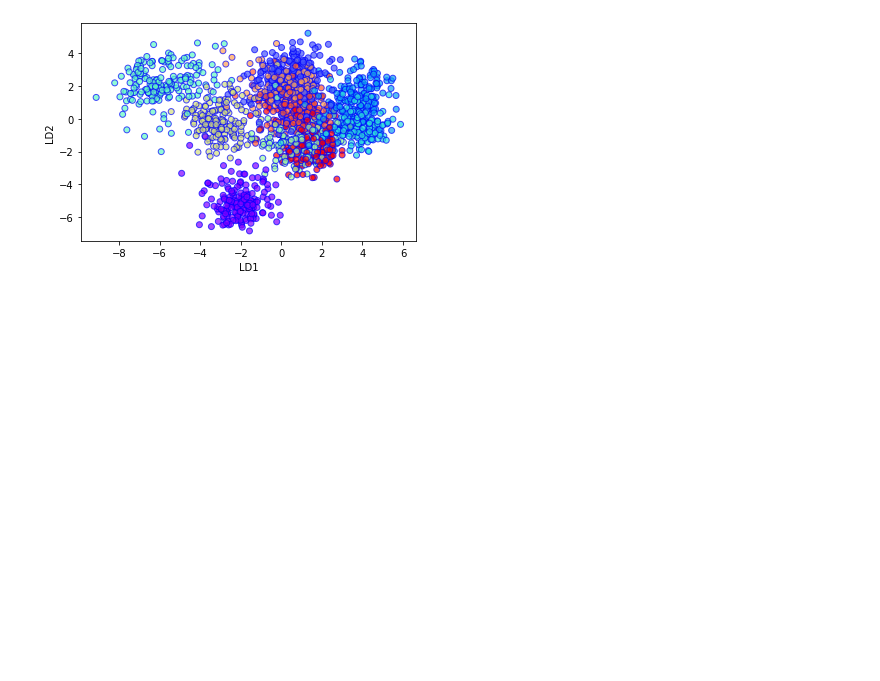
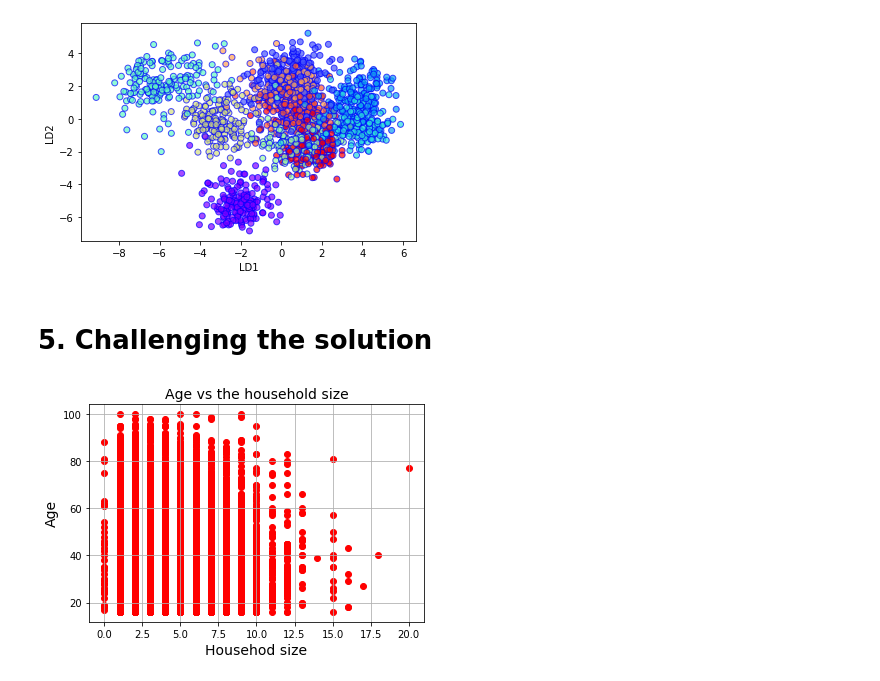
Before and after one commit to dote7ant/Moringa_CoreW1, a Jupyter notebook: moringa_core_w2.ipynb, the cells around one changed output. Drawn from its saved outputs; the diff is of its cells as text; code cells hidden in the pictures; blank space fills up the shorter version.

```diff
--- a/moringa_core_w2.ipynb
+++ b/moringa_core_w2.ipynb
@@ -701,3 +701,5 @@ plt.scatter(
 # %% [output]
 <matplotlib.collections.PathCollection at 0x...>
 [figure]
+# %% [markdown]
+# 5. Challenging the solution
@@ -703,0 +716,15 @@ plt.scatter(
+# %%
+url = "/content/new.csv"
+df_new = pd.read_csv(url)
+df_new.head()
+df_new = df_new.drop(columns=['Unnamed: 0'])
+# %%
+ # perform analysis on the age and size of the household
+plt.scatter(df_new['household_size'], df_clean['age'], color='red')
+plt.title('Age vs the household size', fontsize=14)
+plt.xlabel('Househod size', fontsize=14)
+plt.ylabel('Age', fontsize=14)
+plt.grid(True)
+plt.show()
+# %% [output]
+[figure, added]
```
Also changed, not shown: parts of 9 cells of this notebook.
